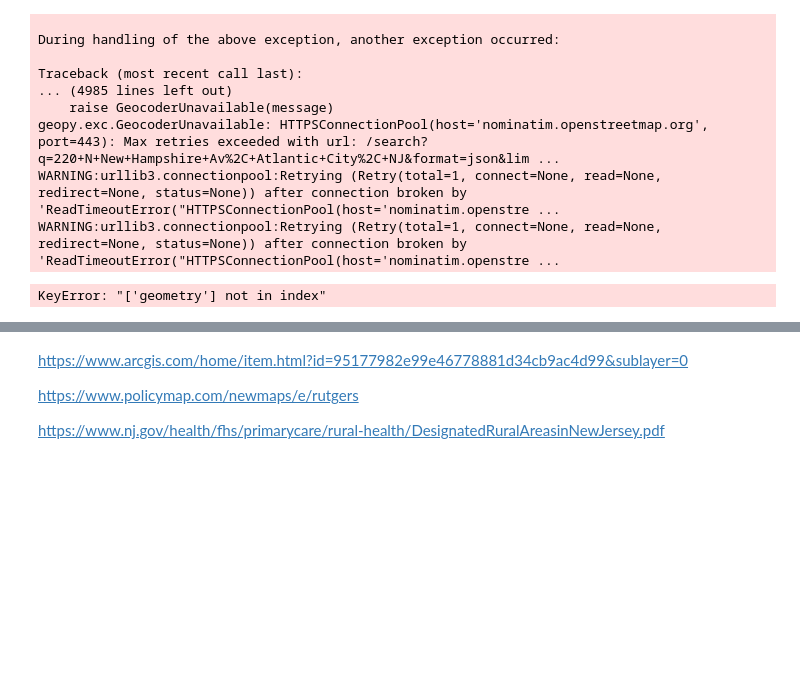
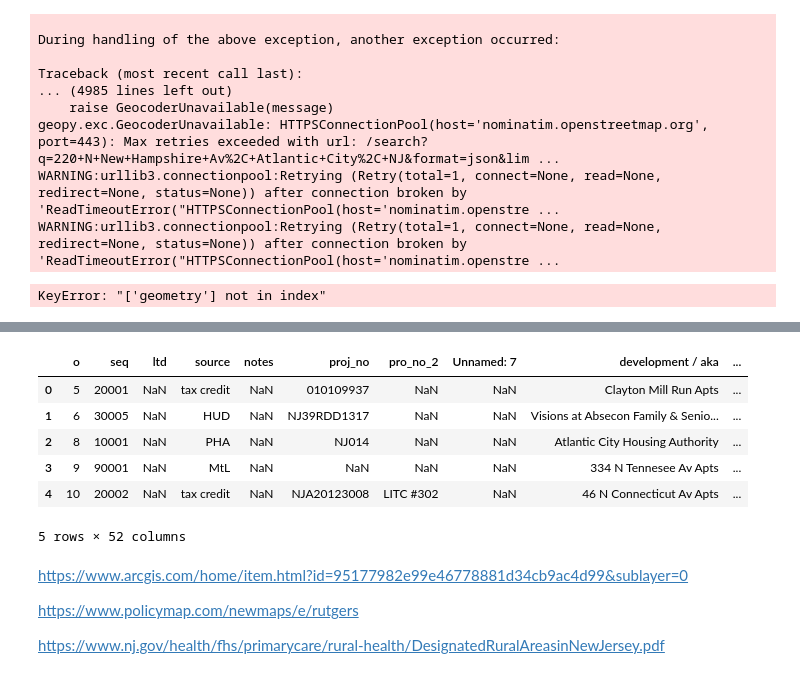
Before and after one commit to Anjanique-Knight/AjGIS, a Jupyter notebook: PS2_GIS_2.ipynb, the cells around one changed output, grey strips where cells are left out. Saved outputs shown, nothing was run; the diff lists cells and outputs as text; code cells hidden in the pictures; blank space fills up the shorter version.

```diff
--- a/PS2_GIS_2.ipynb
+++ b/PS2_GIS_2.ipynb
@@ -248,0 +265,4 @@ KeyError: "['geometry'] not in index"
+# %%
+# Read the downloaded Excel file directly using pandas
+pop_df = pd.read_excel('ACpop.zip')
+pop_df.head()
@@ -249,3 +276,19 @@ KeyError: "['geometry'] not in index"
+# %%
+# Clean up city/municipality names in both DataFrames to ensure they match reliably
+pop_df['clean_city'] = pop_df['AreaName'].str.replace(r'\s+(city|township|borough|town)$', '', regex=True, case=False).str.strip().str.lower()
+ATLgeo_full['clean_city'] = ATLgeo_full['City '].astype(str).str.strip().str.lower()
+
+# Merge on the cleaned city name column
+ATLgeo_full = pd.merge(ATLgeo_full, pop_df, on='clean_city', how='left')
+ATLgeo_full.head()
+# %% [output]
+|  | o | seq | ltd | source | notes | proj_no | pro_no_2 | Unnamed: 7 | development / aka | ... |
+| 0 | 5 | 20001 | NaN | tax credit | NaN | 010109937 | NaN | NaN | Clayton Mill Run Apts | ... |
+| 1 | 6 | 30005 | NaN | HUD | NaN | NJ39RDD1317 | NaN | NaN | Visions at Absecon Family & Senio... | ... |
+| 2 | 8 | 10001 | NaN | PHA | NaN | NJ014 | NaN | NaN | Atlantic City Housing Authority | ... |
+| 3 | 9 | 90001 | NaN | MtL | NaN | NaN | NaN | NaN | 334 N Tennesee Av Apts | ... |
+| 4 | 10 | 20002 | NaN | tax credit | NaN | NJA20123008 | LITC #302 | NaN | 46 N Connecticut Av Apts | ... |
+5 rows × 52 columns
 # %% [markdown]
 https://www.arcgis.com/home/item.html?id=95177982e99e46778881d34cb9ac4d99&sublayer=0
 
```
Also changed, not shown: parts of 5 cells of this notebook.
